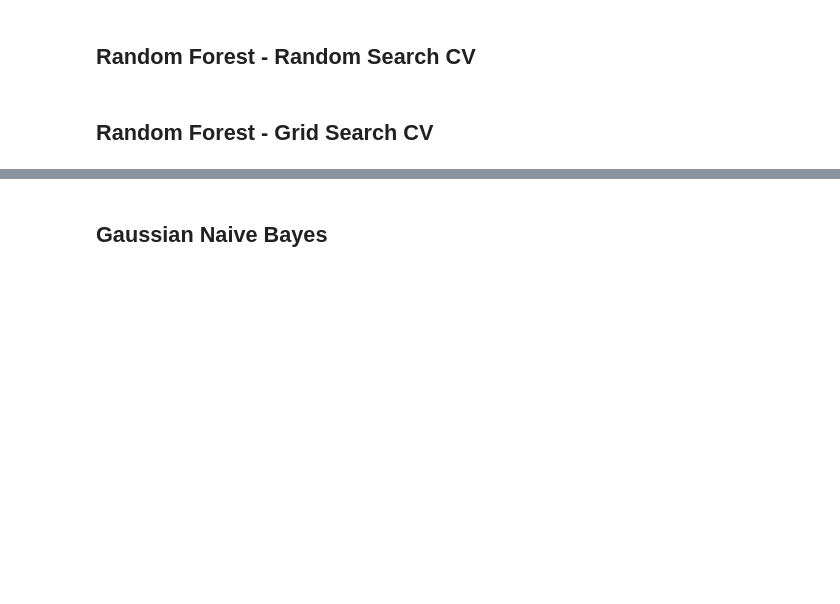
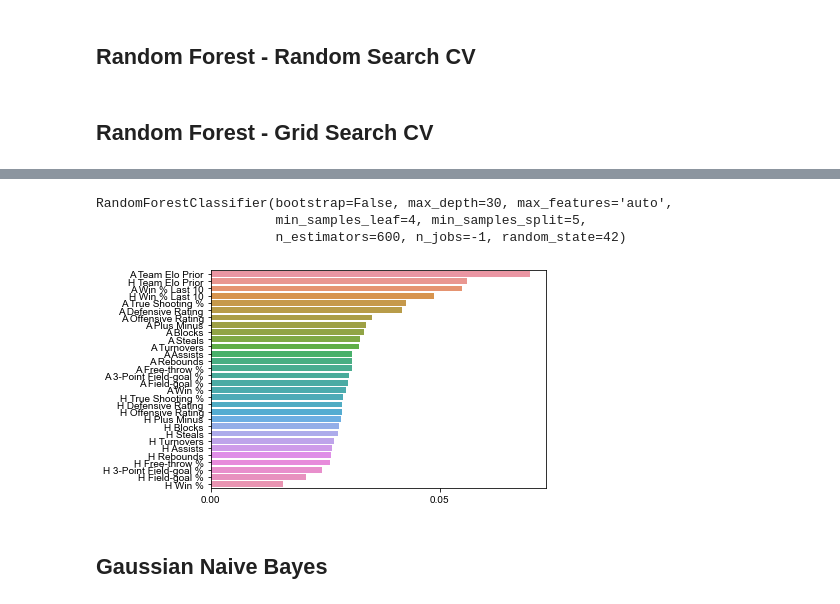
Before and after one commit to alvaromendizabal/NBA_Prediction_Model, a Jupyter notebook: primary_notebook.ipynb, the cells around one changed output, grey strips where cells are left out. Cells and saved outputs as stored; diff of their text form; code cells hidden in the pictures; blank space fills up the shorter version.

```diff
--- a/primary_notebook.ipynb
+++ b/primary_notebook.ipynb
@@ -1529,3 +1469,17 @@ print(f"Optimal Parameters: {grid_search.best_params_}\n")
 print(f"Testing Accuracy: {grid_search.best_score_:.2%}\n")
 
 print(classification_report(y_test, y_pred))
+# %%
+model = RandomForestClassifier(random_state=42,
+                              n_jobs=-1,
+                              n_estimators=600,
+                              min_samples_split=5,
+                              min_samples_leaf=4,
+                              max_features='auto',
+                              max_depth=30,
+                              bootstrap=False)
+model.fit(X_train, y_train)
+# %% [output]
+RandomForestClassifier(bootstrap=False, max_depth=30, max_features='auto',
+                       min_samples_leaf=4, min_samples_split=5,
+                       n_estimators=600, n_jobs=-1, random_state=42)
@@ -1532,3 +1490,49 @@ print(classification_report(y_test, y_pred))
+# %%
+# figure size in inches
+# plt.ylabel('Features', fontsize=34)
+
+
+sns.barplot(x=pd.Series(model.feature_importances_).sort_values(ascending=False),
+            y=X.columns).set_yticklabels(['A Team Elo Prior',
+                                          'H Team Elo Prior',
+                                          'A Win % Last 10',
+                                          'H Win % Last 10',
+                                          'A True Shooting %',
+                                          'A Defensive Rating',
+                                          'A Offensive Rating',
+                                          'A Plus Minus',
+                                          'A Blocks',
+                                          'A Steals',
+                                          'A Turnovers',
+                                          'A Assists',
+                                          'A Rebounds',
+                                          'A Free-throw %',
+                                          'A 3-Point Field-goal %',
+                                          'A Field-goal %',
+                                          'A Win %',
+                                          'H True Shooting %',
+                                          'H Defensive Rating',
+                                          'H Offensive Rating',
+                                          'H Plus Minus',
+                                          'H Blocks',
+                                          'H Steals',
+                                          'H Turnovers',
+                                          'H Assists',
+                                          'H Rebounds',
+                                          'H Free-throw %',
+                                          'H 3-Point Field-goal %',
+                                          'H Field-goal %',
+                                          'H Win %'])
+
+
+
+
+
+sns.set(rc={'figure.figsize':(74.24, 44.24)})
+sns.set(font_scale=4);
+# plt.title('Feature Importance');
+# %% [output]
+[figure, added]
 # %% [markdown]
 ## Gaussian Naive Bayes
 # %%
```
Also changed, not shown: parts of 43 cells of this notebook, 1 other file.
